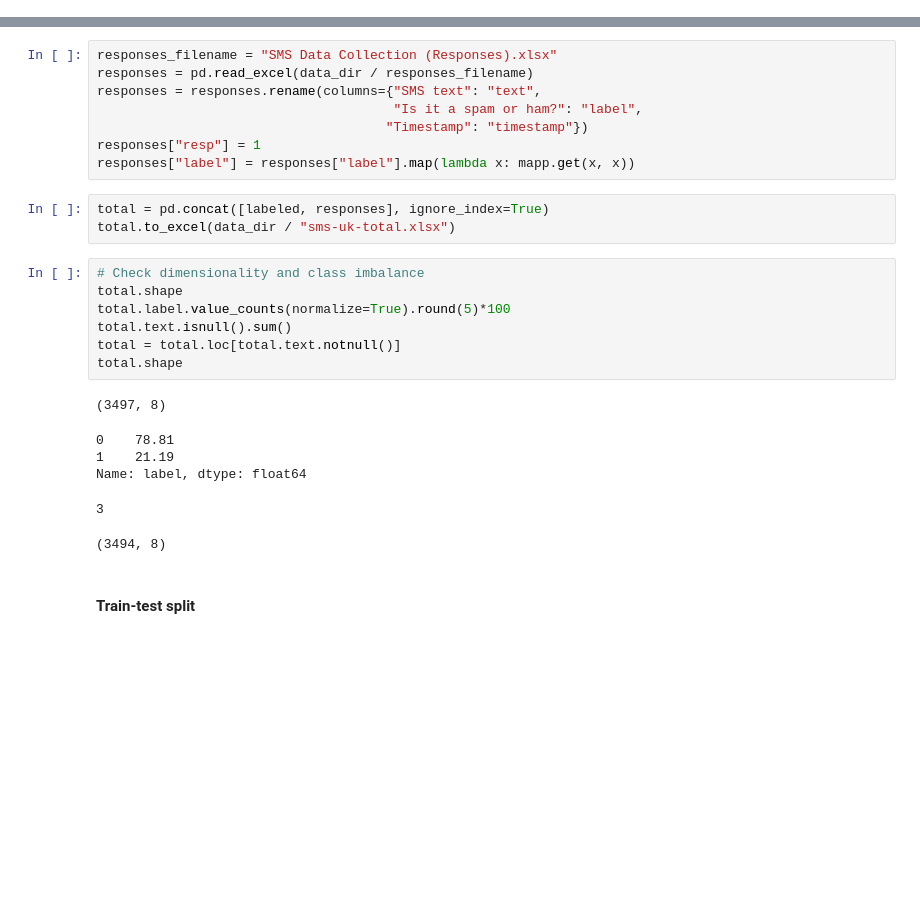
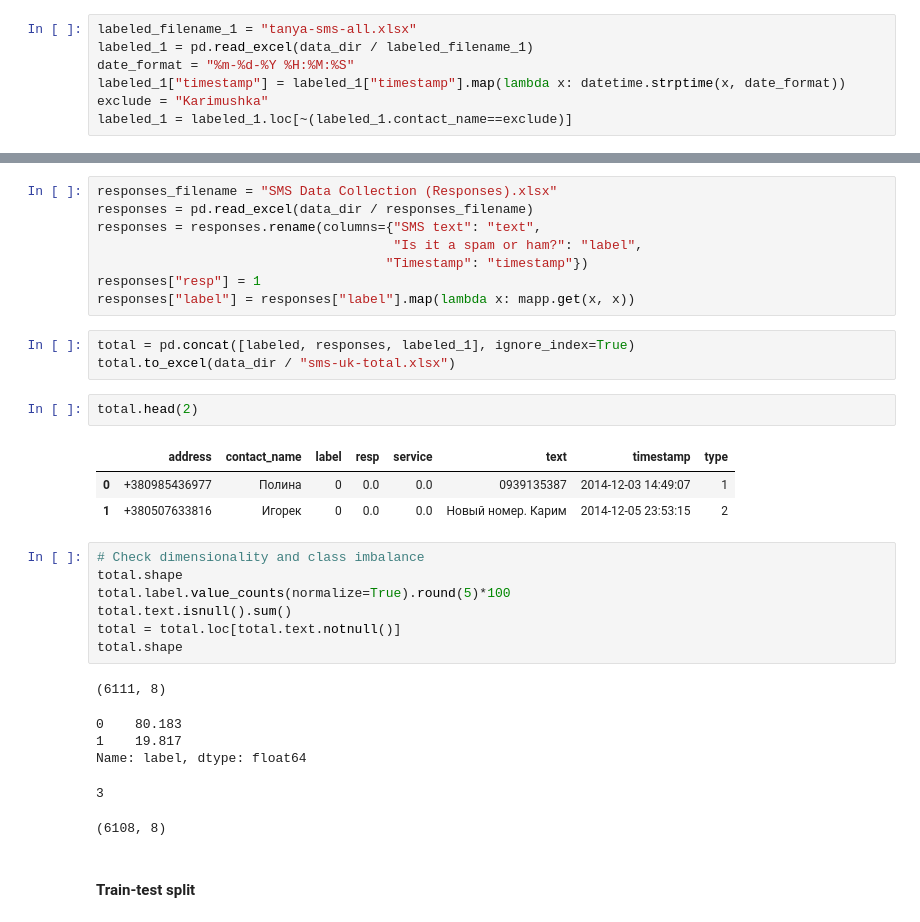
Before and after one commit to KarimLulu/sms-spam-detection, a Jupyter notebook: notebooks/0.1-klulu-uk-sms.ipynb, the cells around one changed output, grey strips where cells are left out. Saved outputs shown, nothing was run; the diff lists cells and outputs as text; blank space fills up the shorter version.

Commit message:
run pipeline with the new labeled data

```diff
--- a/notebooks/0.1-klulu-uk-sms.ipynb
+++ b/notebooks/0.1-klulu-uk-sms.ipynb
@@ -62,6 +62,13 @@ labeled_filename = "karim-sms-allow-labeled.xlsx"
 labeled = pd.read_excel(data_dir / labeled_filename, sheet_name="total sms")
 labeled["timestamp"] = (labeled["timestamp"] / 1000).map(datetime.fromtimestamp)
 labeled["resp"] = 0
+# %%
+labeled_filename_1 = "tanya-sms-all.xlsx"
+labeled_1 = pd.read_excel(data_dir / labeled_filename_1)
+date_format = "%m-%d-%Y %H:%M:%S"
+labeled_1["timestamp"] = labeled_1["timestamp"].map(lambda x: datetime.strptime(x, date_format))
+exclude = "Karimushka"
+labeled_1 = labeled_1.loc[~(labeled_1.contact_name==exclude)]
 # %%
 mapp = {"ham": 0, "spam": 1}
 # %%
@@ -73,8 +80,14 @@ responses = responses.rename(columns={"SMS text": "text",
 responses["resp"] = 1
 responses["label"] = responses["label"].map(lambda x: mapp.get(x, x))
 # %%
-total = pd.concat([labeled, responses], ignore_index=True)
+total = pd.concat([labeled, responses, labeled_1], ignore_index=True)
 total.to_excel(data_dir / "sms-uk-total.xlsx")
+# %%
+total.head(2)
+# %% [output]
+|  | address | contact_name | label | resp | service | text | timestamp | type |
+| 0 | +380985436977 | Полина | 0 | 0.0 | 0.0 | 0939135387 | 2014-12-03 14:49:07 | 1 |
+| 1 | +380507633816 | Игорек | 0 | 0.0 | 0.0 | Новый номер. Карим | 2014-12-05 23:53:15 | 2 |
 # %%
 # Check dimensionality and class imbalance
 total.shape
@@ -83,12 +96,12 @@ total.text.isnull().sum()
 total = total.loc[total.text.notnull()]
 total.shape
 # %% [output]
-(3497, 8)
+(6111, 8)
-0    78.81
-1    21.19
+0    80.183
+1    19.817
 Name: label, dtype: float64
 3
-(3494, 8)
+(6108, 8)
 # %% [markdown]
 #### Train-test split
 # %%
```
Also changed, not shown: parts of 6 cells of this notebook.
